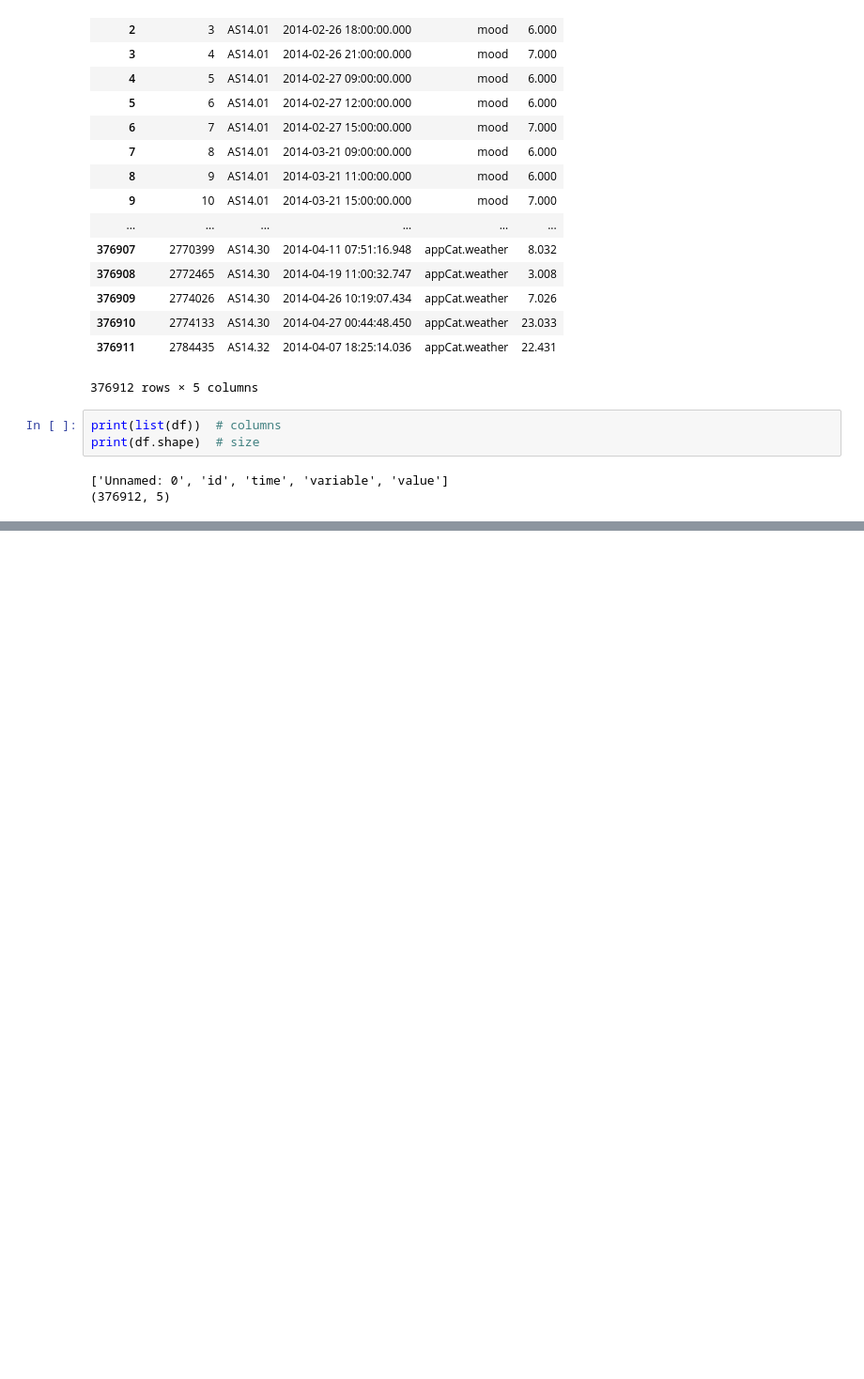
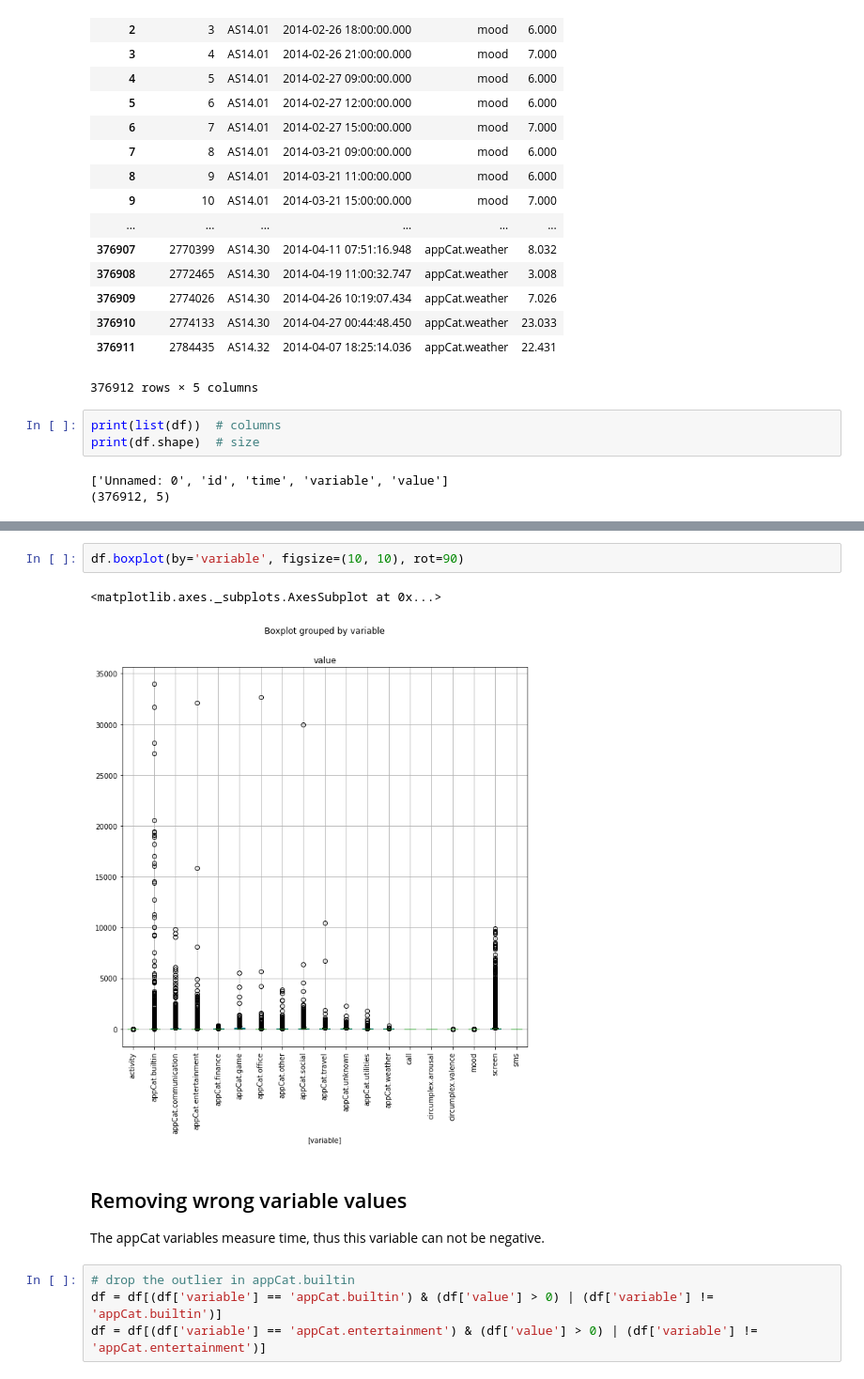
Before and after one commit to Duncan92/data_mining, a Jupyter notebook: assignment1/data_discovery.ipynb, the cells around one changed output, grey strips where cells are left out. Shown: that part at 94% size. Cells and saved outputs as stored; diff of their text form; blank space fills up the shorter version.

Commit message:
filtered the dataset for negative appCat values

```diff
--- a/assignment1/data_discovery.ipynb
+++ b/assignment1/data_discovery.ipynb
@@ -40,0 +172,13 @@ print(df.shape)  # size
+# %%
+df.boxplot(by='variable', figsize=(10, 10), rot=90)
+# %% [output]
+<matplotlib.axes._subplots.AxesSubplot at 0x...>
+[figure, added]
+# %% [markdown]
+## Removing wrong variable values
+
+The appCat variables measure time, thus this variable can not be negative.
+# %%
+# drop the outlier in appCat.builtin
+df = df[(df['variable'] == 'appCat.builtin') & (df['value'] > 0) | (df['variable'] != 'appCat.builtin')]
+df = df[(df['variable'] == 'appCat.entertainment') & (df['value'] > 0) | (df['variable'] != 'appCat.entertainment')]
```
Also changed, not shown: parts of 19 cells of this notebook.
